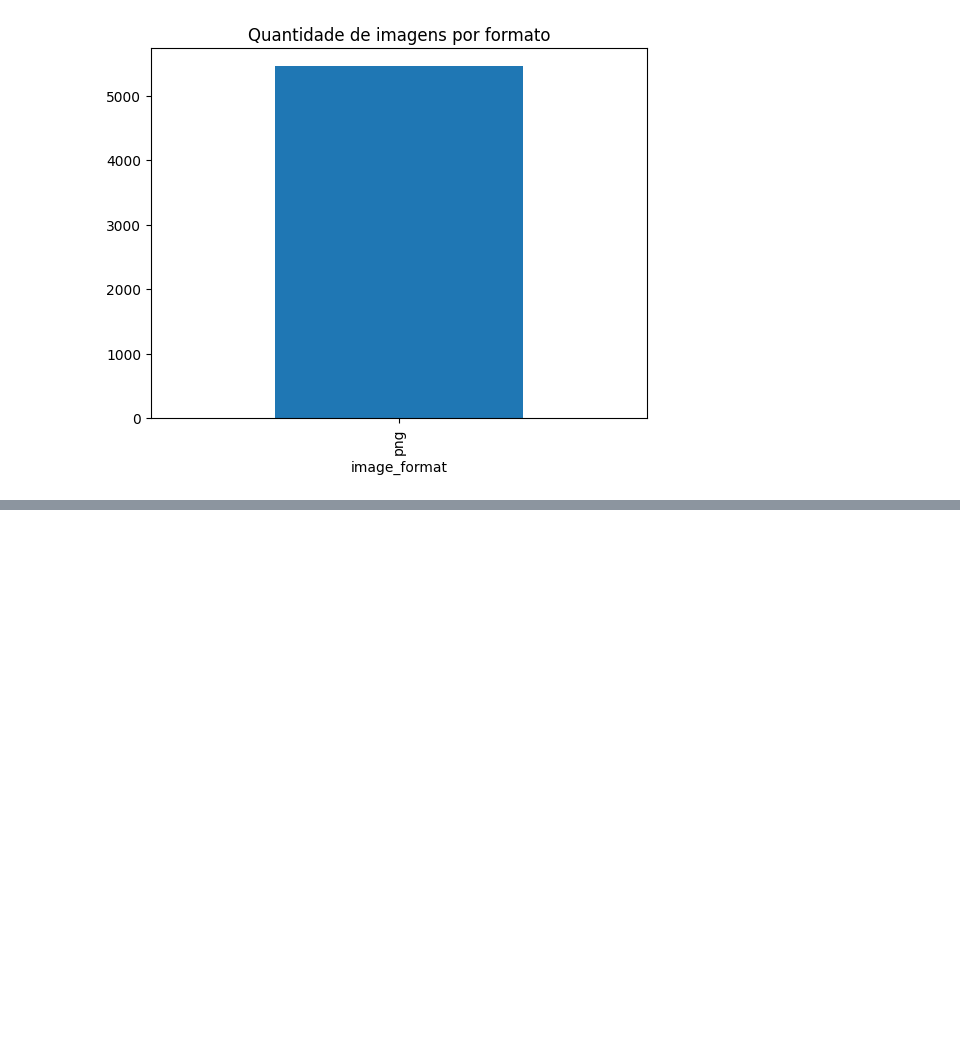
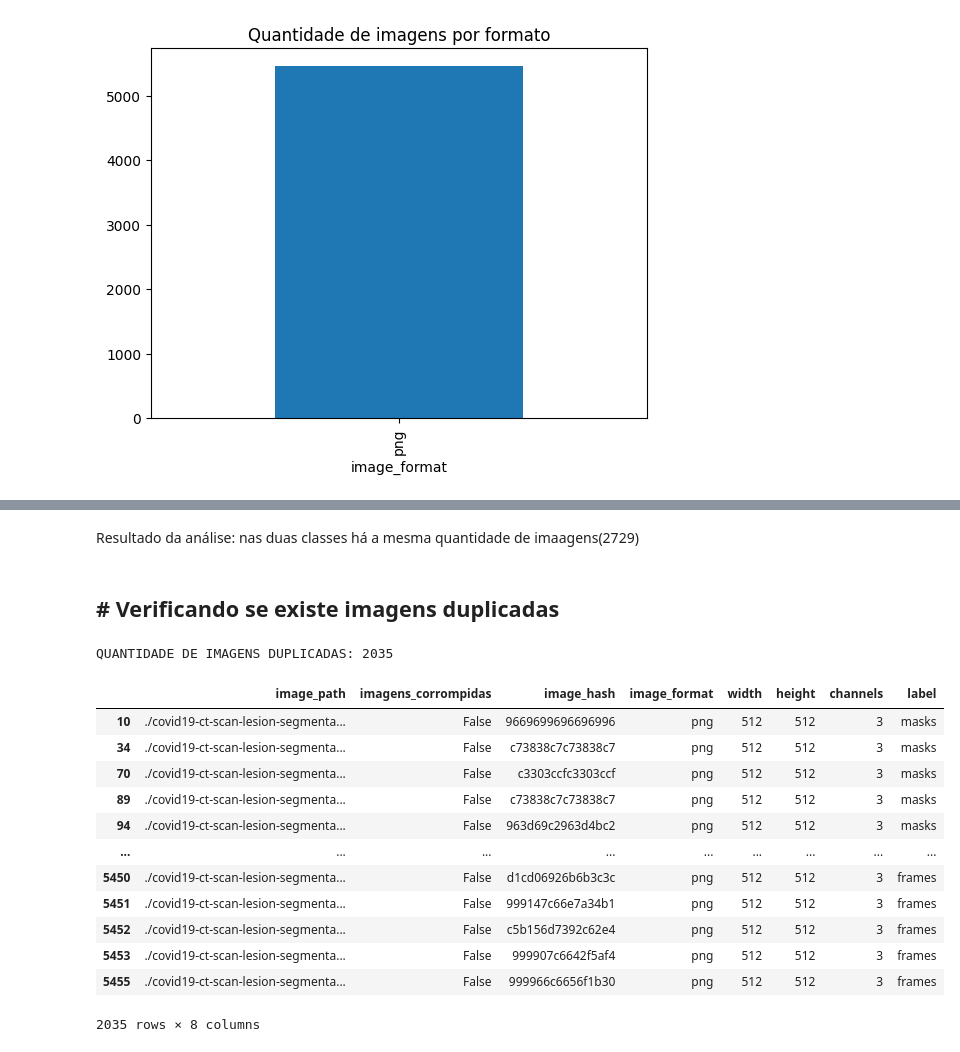
Before and after one commit to jessicamotam/AvantiBootcamp_ML, a Jupyter notebook: ML_Classificacao_Imagens.ipynb, the cells around one changed output, grey strips where cells are left out. Cells and saved outputs as stored; diff of their text form; code cells hidden in the pictures; blank space fills up the shorter version.

```diff
--- a/ML_Classificacao_Imagens.ipynb
+++ b/ML_Classificacao_Imagens.ipynb
@@ -202,0 +286,31 @@ df['image_format'].value_counts().plot(kind='bar', title='Quantidade de imagens
+# %% [markdown]
+Resultado da análise: nas duas classes há a mesma quantidade de imaagens(2729)
+# %% [markdown]
+## # Verificando se existe imagens **duplicadas**
+# %%
+# Verificando se tem imagens duplicadas
+
+duplicadas = df['image_hash'].duplicated().sum()
+
+
+print('QUANTIDADE DE IMAGENS DUPLICADAS:', duplicadas)
+# %% [output]
+QUANTIDADE DE IMAGENS DUPLICADAS: 2035
+# %%
+# Quais são as imagens duplicadas??? Pq elas estão duplicadas???
+df_duplicadas = df[df['image_hash'].duplicated()]
+df_duplicadas
+# %% [output]
+|  | image_path | imagens_corrompidas | image_hash | image_format | width | height | channels | label |
+| 10 | ./covid19-ct-scan-lesion-segmenta... | False | 9669699696696996 | png | 512 | 512 | 3 | masks |
+| 34 | ./covid19-ct-scan-lesion-segmenta... | False | c73838c7c73838c7 | png | 512 | 512 | 3 | masks |
+| 70 | ./covid19-ct-scan-lesion-segmenta... | False | c3303ccfc3303ccf | png | 512 | 512 | 3 | masks |
+| 89 | ./covid19-ct-scan-lesion-segmenta... | False | c73838c7c73838c7 | png | 512 | 512 | 3 | masks |
+| 94 | ./covid19-ct-scan-lesion-segmenta... | False | 963d69c2963d4bc2 | png | 512 | 512 | 3 | masks |
+| ... | ... | ... | ... | ... | ... | ... | ... | ... |
+| 5450 | ./covid19-ct-scan-lesion-segmenta... | False | d1cd06926b6b3c3c | png | 512 | 512 | 3 | frames |
+| 5451 | ./covid19-ct-scan-lesion-segmenta... | False | 999147c66e7a34b1 | png | 512 | 512 | 3 | frames |
+| 5452 | ./covid19-ct-scan-lesion-segmenta... | False | c5b156d7392c62e4 | png | 512 | 512 | 3 | frames |
+| 5453 | ./covid19-ct-scan-lesion-segmenta... | False | 999907c6642f5af4 | png | 512 | 512 | 3 | frames |
+| 5455 | ./covid19-ct-scan-lesion-segmenta... | False | 999966c6656f1b30 | png | 512 | 512 | 3 | frames |
+2035 rows × 8 columns
```
Also changed, not shown: parts of 19 cells of this notebook.
